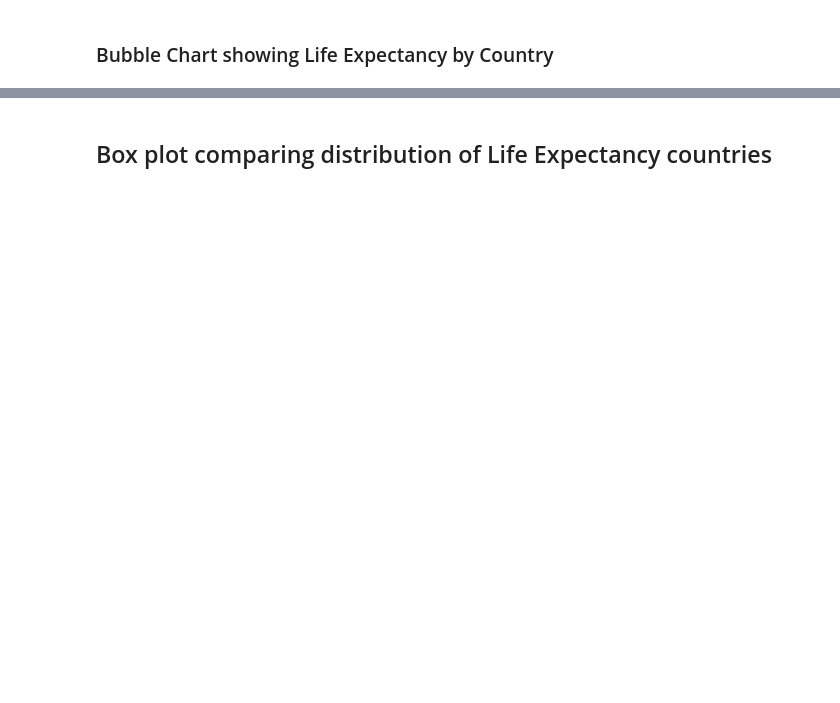
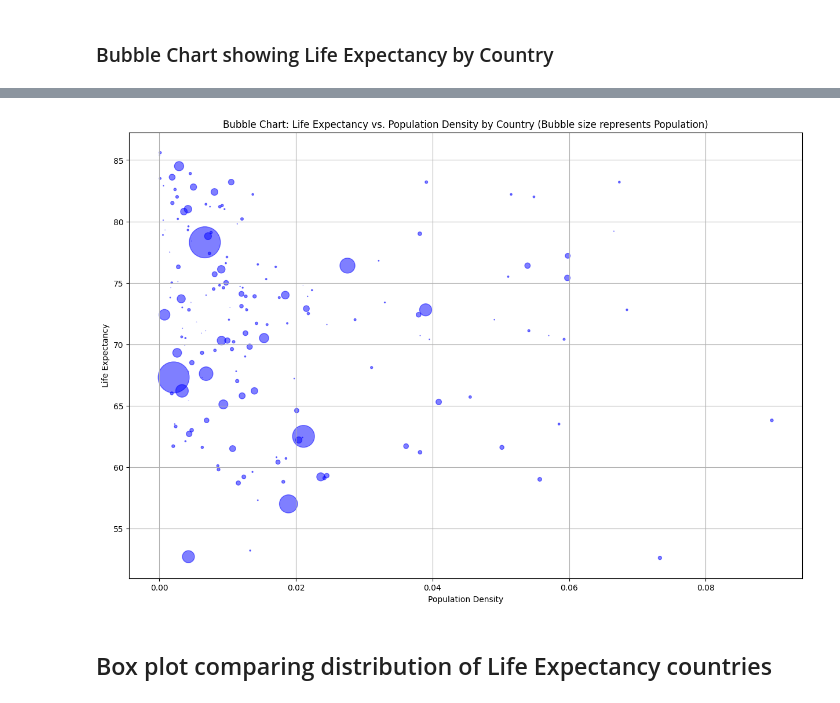
Before and after one commit to JNorthData/Life_Expectancy, a Jupyter notebook: life-expectancy.ipynb, the cells around one changed output, grey strips where cells are left out. Drawn from its saved outputs; the diff is of its cells as text; code cells hidden in the pictures; blank space fills up the shorter version.

```diff
--- a/life-expectancy.ipynb
+++ b/life-expectancy.ipynb
@@ -619,3 +621,48 @@ plt.show()
+# %%
+import matplotlib.pyplot as plt
+
+# Drop rows with missing values in relevant columns
+Bubble_df = All_Data_df.dropna(subset=["Population Density", "Life Expectancy Avg", "GDP"])
+Bubble_df = Bubble_df[(Bubble_df['Year'] == 2021) & (Bubble_df['Population Density'] < .1)]
+
+# Group the data by 'Country' and calculate the average values for each country
+grouped_data = Bubble_df.groupby('Country').agg({
+    'Population Density': 'mean',
+    'Population': 'mean',
+    'Life Expectancy Avg': 'mean',
+    'GDP': 'mean'
+}).reset_index()
+
+# Extract relevant data columns after dropping NaN values
+population = grouped_data["Population Density"]
+life_expectancy = grouped_data["Life Expectancy Avg"]
+countries = grouped_data["Country"]
+gdp = grouped_data["GDP"]
+pop = grouped_data["Population"]
+
+# Normalize Population for bubble size (optional - you can choose any other measure as well)
+min_pop = min(pop)
+max_pop = max(pop)
+normalized_gdp = [(x - min_pop) / (max_pop - min_pop) * 1500 for x in pop]
+
+# Create the bubble chart
+plt.figure(figsize=(15, 10))
+plt.scatter(population, life_expectancy, s=normalized_gdp, alpha=0.5, color='blue')
+
+# Add labels for each bubble (optional)
+for i in range(len(countries)):
+    plt.annotate(countries[i], (population[i], life_expectancy[i]), ha='center', va='bottom', alpha=.0)
+
+# Set axis labels and title
+plt.xlabel("Population Density")
+plt.ylabel("Life Expectancy")
+plt.title("Bubble Chart: Life Expectancy vs. Population Density by Country (Bubble size represents Population)")
+plt.grid()
+
+# Show the plot
+plt.show()
+# %% [output]
+[figure, added]
 # %% [markdown]
 ## Box plot comparing distribution of Life Expectancy countries
 # %%
```
Also changed, not shown: parts of 12 cells of this notebook, 6 other files.
